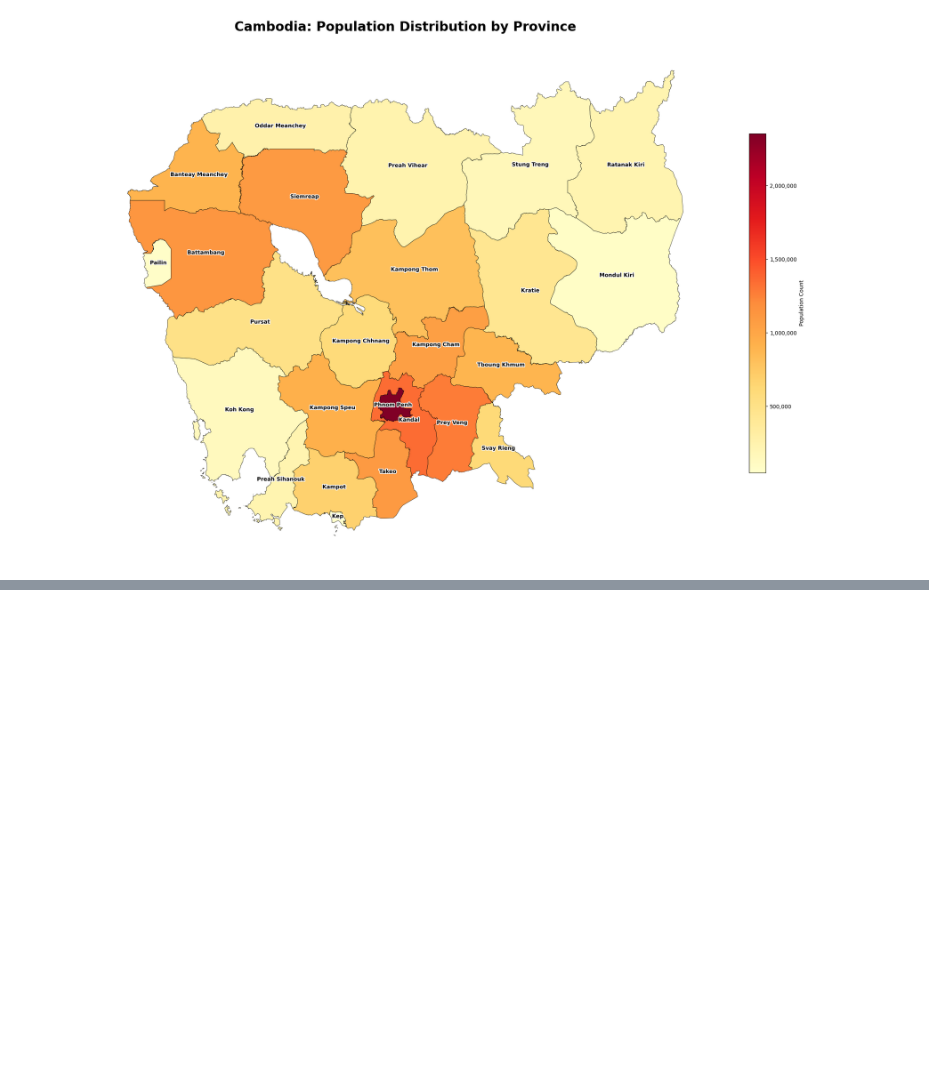
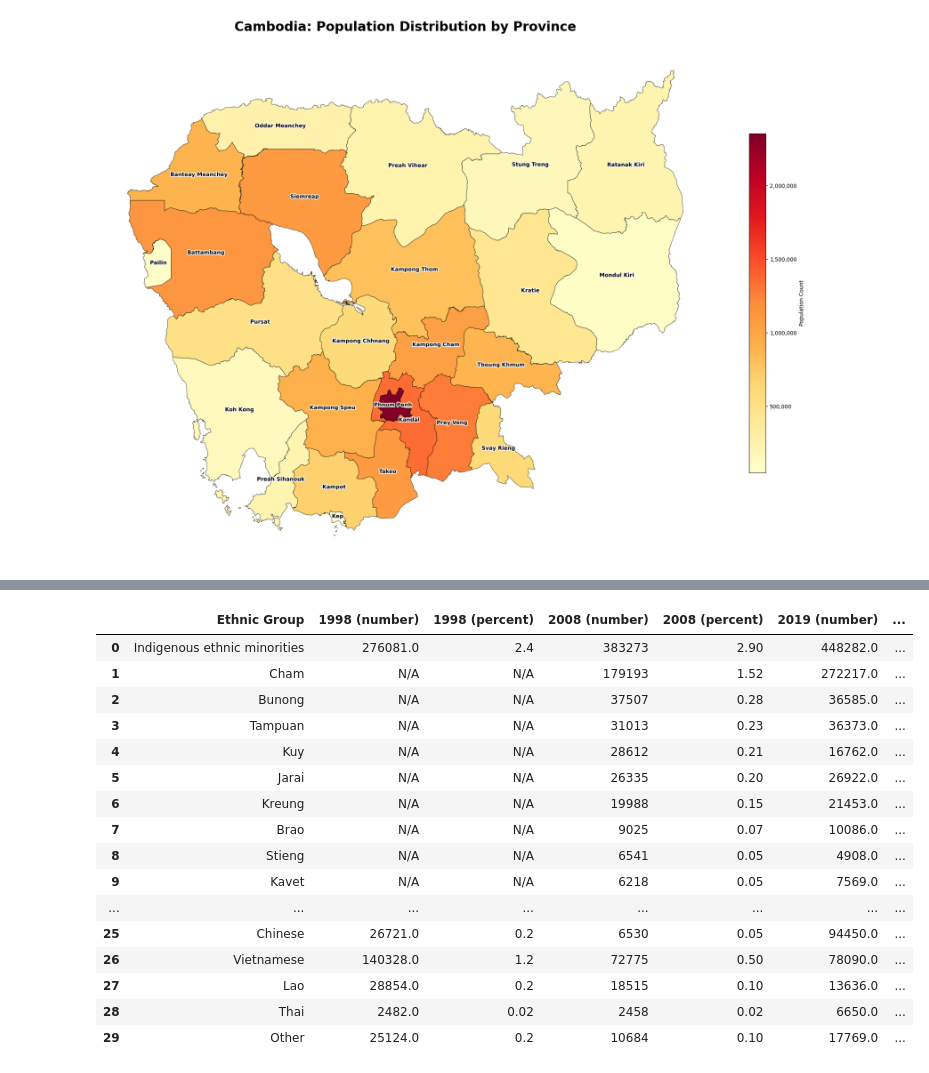
Before and after one commit to i-eat-tea/Project-Cum-Stain, a Jupyter notebook: population.ipynb, the cells around one changed output, grey strips where cells are left out. Saved outputs shown, nothing was run; the diff lists cells and outputs as text; code cells hidden in the pictures; blank space fills up the shorter version.

```diff
--- a/population.ipynb
+++ b/population.ipynb
@@ -224,0 +365,20 @@ plt.show()
+# %%
+Ethnic_Group
+# %% [output]
+|  | Ethnic Group | 1998 (number) | 1998 (percent) | 2008 (number) | 2008 (percent) | 2019 (number) | ... |
+| 0 | Indigenous ethnic minorities | 276081.0 | 2.4 | 383273 | 2.90 | 448282.0 | ... |
+| 1 | Cham | N/A | N/A | 179193 | 1.52 | 272217.0 | ... |
+| 2 | Bunong | N/A | N/A | 37507 | 0.28 | 36585.0 | ... |
+| 3 | Tampuan | N/A | N/A | 31013 | 0.23 | 36373.0 | ... |
+| 4 | Kuy | N/A | N/A | 28612 | 0.21 | 16762.0 | ... |
+| 5 | Jarai | N/A | N/A | 26335 | 0.20 | 26922.0 | ... |
+| 6 | Kreung | N/A | N/A | 19988 | 0.15 | 21453.0 | ... |
+| 7 | Brao | N/A | N/A | 9025 | 0.07 | 10086.0 | ... |
+| 8 | Stieng | N/A | N/A | 6541 | 0.05 | 4908.0 | ... |
+| 9 | Kavet | N/A | N/A | 6218 | 0.05 | 7569.0 | ... |
+| ... | ... | ... | ... | ... | ... | ... | ... |
+| 25 | Chinese | 26721.0 | 0.2 | 6530 | 0.05 | 94450.0 | ... |
+| 26 | Vietnamese | 140328.0 | 1.2 | 72775 | 0.50 | 78090.0 | ... |
+| 27 | Lao | 28854.0 | 0.2 | 18515 | 0.10 | 13636.0 | ... |
+| 28 | Thai | 2482.0 | 0.02 | 2458 | 0.02 | 6650.0 | ... |
+| 29 | Other | 25124.0 | 0.2 | 10684 | 0.10 | 17769.0 | ... |
```
Also changed, not shown: parts of 10 cells of this notebook.
